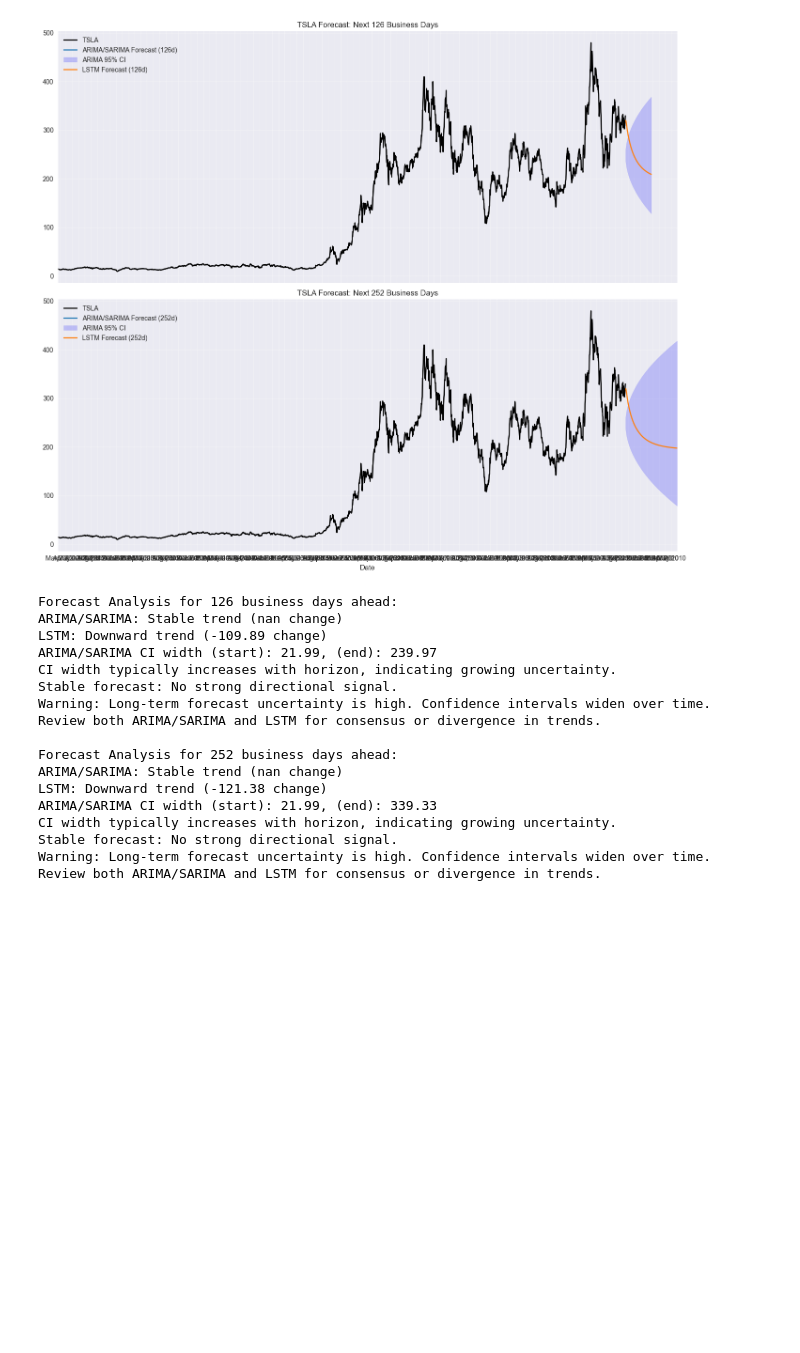
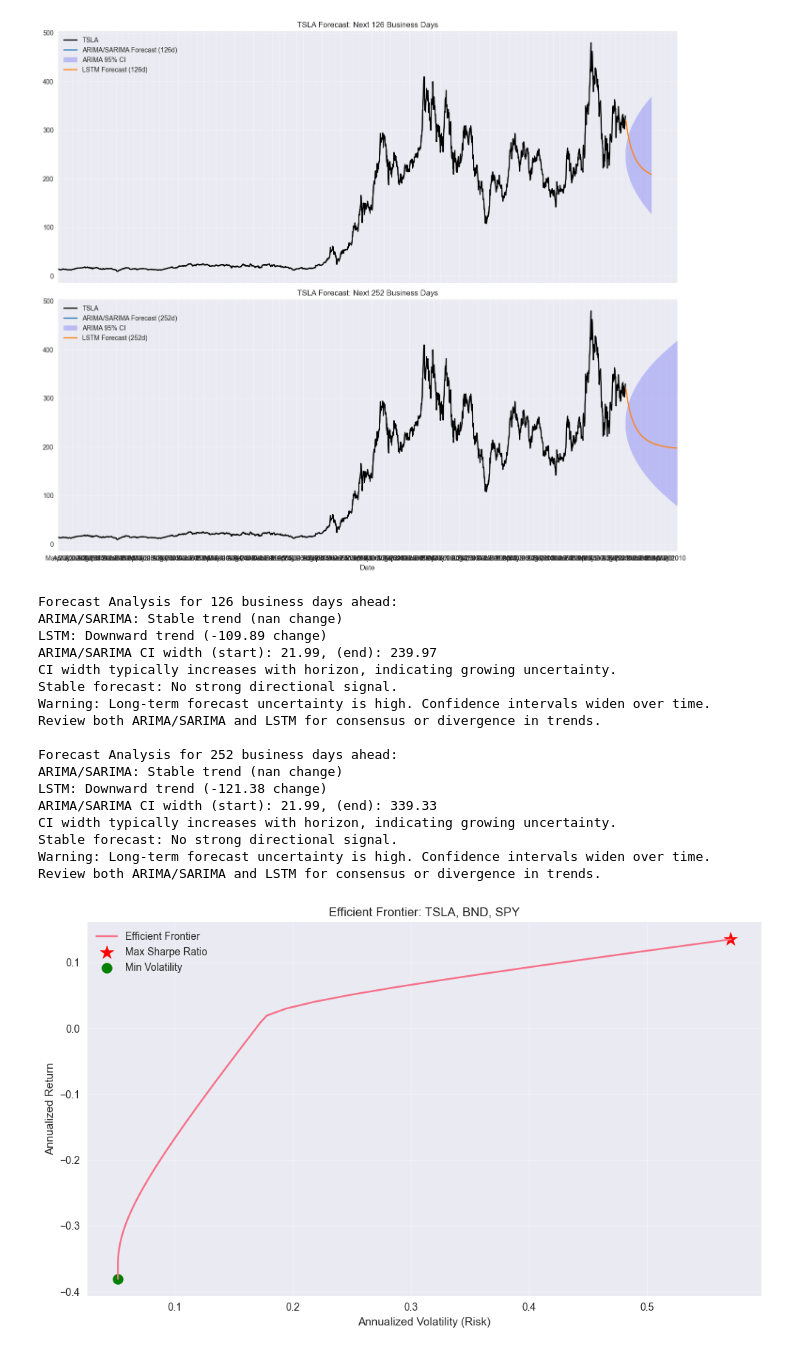
Before and after one commit to Emnet-tes/FinSight-TimeSeries, a Jupyter notebook: notebooks/tsla_forecasting_arima_lstm.ipynb, the cells around one changed output. Drawn from its saved outputs; the diff is of its cells as text; code cells hidden in the pictures; blank space fills up the shorter version.

Commit message:
task 4: Optimize Portfolio Based on Forecast

```diff
--- a/notebooks/tsla_forecasting_arima_lstm.ipynb
+++ b/notebooks/tsla_forecasting_arima_lstm.ipynb
@@ -615,3 +615,102 @@ CI width typically increases with horizon, indicating growing uncertainty.
 Stable forecast: No strong directional signal.
 Warning: Long-term forecast uncertainty is high. Confidence intervals widen over time.
 Review both ARIMA/SARIMA and LSTM for consensus or divergence in trends.
+# %%
+# Task 4: Optimize Portfolio Based on Forecast
+import cvxpy as cp
+import numpy as np
+import pandas as pd
+import matplotlib.pyplot as plt
+import yfinance as yf
+
+# 1. Load historical prices for TSLA, BND, SPY
+assets = ['TSLA', 'BND', 'SPY']
+START = '2015-01-01'
+END = None
+prices_all = yf.download(assets, start=START, end=END, progress=False)['Close']
+prices_all = prices_all.asfreq('B').ffill().dropna()
+
+# 2. Compute daily returns
+returns = prices_all.pct_change().dropna()
+
+# 3. Compute expected returns
+# TSLA: Use LSTM forecast (annualized)
+lstm_pred = None
+if 'lstm_forecasts' in locals() and lstm_forecasts:
+    # Use 252d forecast for annualized return
+    tsla_forecast = lstm_forecasts[252]
+    tsla_return = (tsla_forecast.iloc[-1] - tsla_forecast.iloc[0]) / tsla_forecast.iloc[0]
+    tsla_exp_return = (1 + tsla_return) ** (252 / len(tsla_forecast)) - 1
+else:
+    # Fallback to historical mean
+    tsla_exp_return = returns['TSLA'].mean() * 252
+
+# BND & SPY: Use historical mean daily returns (annualized)
+bnd_exp_return = returns['BND'].mean() * 252
+spy_exp_return = returns['SPY'].mean() * 252
+exp_returns = np.array([tsla_exp_return, bnd_exp_return, spy_exp_return])
+
+# 4. Covariance matrix (annualized)
+cov_matrix = returns.cov() * 252
+
+# 5. Efficient Frontier Optimization
+n_assets = len(assets)
+weights = cp.Variable(n_assets)
+ret = exp_returns @ weights
+risk = cp.quad_form(weights, cov_matrix.values)
+
+# Range of target returns for the frontier
+target_returns = np.linspace(min(exp_returns), max(exp_returns), 50)
+frontier_vols = []
+frontier_weights = []
+for tr in target_returns:
+    prob = cp.Problem(cp.Minimize(risk), [cp.sum(weights) == 1, ret >= tr, weights >= 0])
+    prob.solve()
+    if weights.value is not None:
+        frontier_vols.append(np.sqrt(risk.value))
+        frontier_weights.append(weights.value)
+    else:
+        frontier_vols.append(np.nan)
+        frontier_weights.append([np.nan]*n_assets)
+
+# 6. Max Sharpe Ratio Portfolio
+rf = 0.02  # risk-free rate (2%)
+sharpe_ratios = [(retv - rf) / vol for retv, vol in zip(target_returns, frontier_vols)]
+max_sharpe_idx = np.nanargmax(sharpe_ratios)
+min_vol_idx = np.nanargmin(frontier_vols)
+
+max_sharpe_weights = frontier_weights[max_sharpe_idx]
+min_vol_weights = frontier_weights[min_vol_idx]
+
+# 7. Plot Efficient Frontier
+plt.figure(figsize=(10,6))
+plt.plot(frontier_vols, target_returns, label='Efficient Frontier')
+plt.scatter(frontier_vols[max_sharpe_idx], target_returns[max_sharpe_idx], color='r', marker='*', s=200, label='Max Sharpe Ratio')
+plt.scatter(frontier_vols[min_vol_idx], target_returns[min_vol_idx], color='g', marker='o', s=100, label='Min Volatility')
+plt.xlabel('Annualized Volatility (Risk)')
+plt.ylabel('Annualized Return')
+plt.title('Efficient Frontier: TSLA, BND, SPY')
+plt.legend()
+plt.grid(alpha=0.3)
+plt.tight_layout()
+plt.show()
+
+# 8. Print recommended portfolio
+print("\nRecommended Portfolio (Max Sharpe Ratio):")
+for asset, w in zip(assets, max_sharpe_weights):
+    print(f"  {asset}: {w:.2%}")
+print(f"Expected Annual Return: {target_returns[max_sharpe_idx]:.2%}")
+print(f"Annualized Volatility: {frontier_vols[max_sharpe_idx]:.2%}")
+print(f"Sharpe Ratio: {sharpe_ratios[max_sharpe_idx]:.2f}")
+
+print("\nMinimum Volatility Portfolio:")
+for asset, w in zip(assets, min_vol_weights):
+    print(f"  {asset}: {w:.2%}")
+print(f"Expected Annual Return: {target_returns[min_vol_idx]:.2%}")
+print(f"Annualized Volatility: {frontier_vols[min_vol_idx]:.2%}")
+print(f"Sharpe Ratio: {sharpe_ratios[min_vol_idx]:.2f}")
+
+print("\nJustification:")
+print("Max Sharpe Ratio portfolio offers highest risk-adjusted return, suitable if you seek growth and can tolerate volatility. Min Volatility portfolio is best for risk-averse investors prioritizing stability.")
+# %% [output]
+[figure, added]
```
Also changed, not shown: parts of 1 cell of this notebook.
